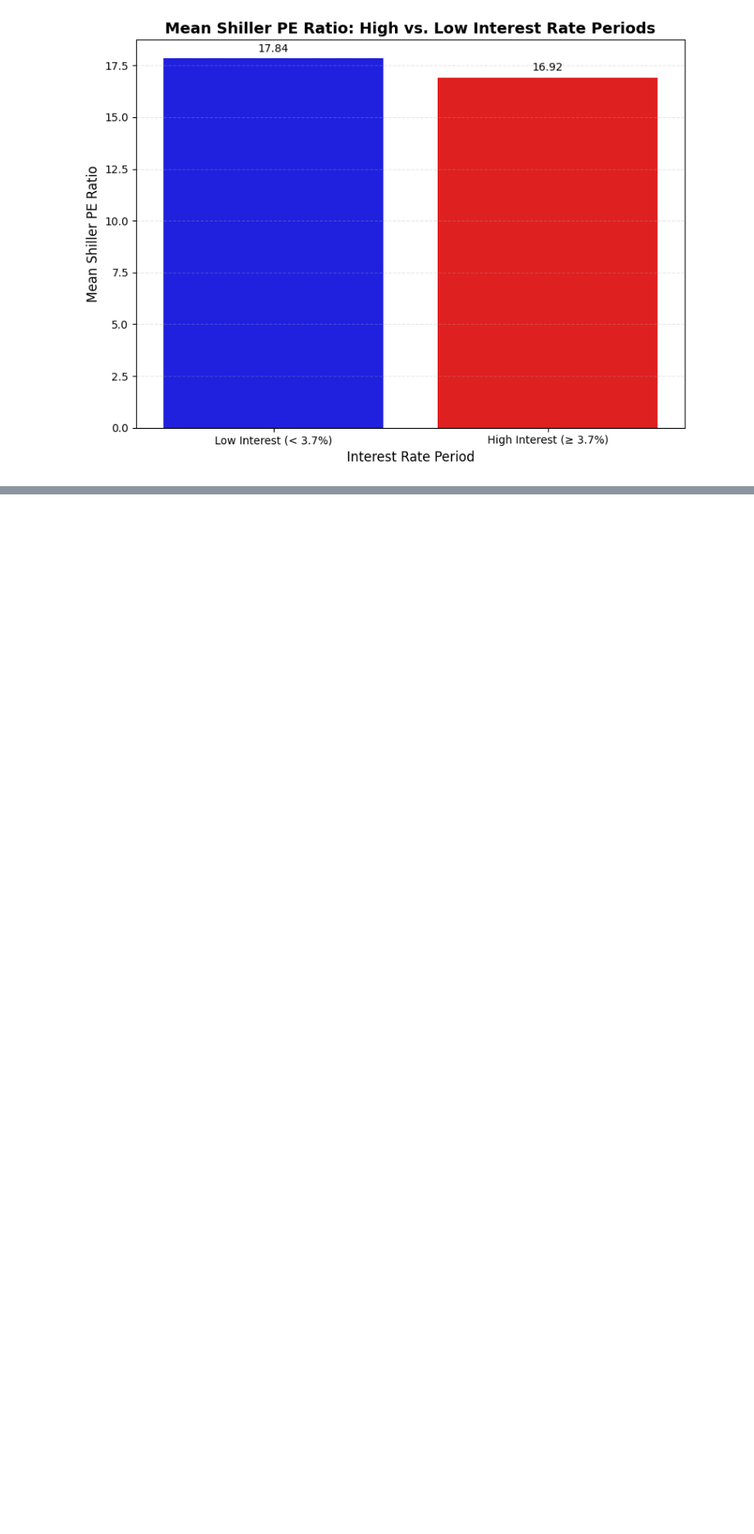
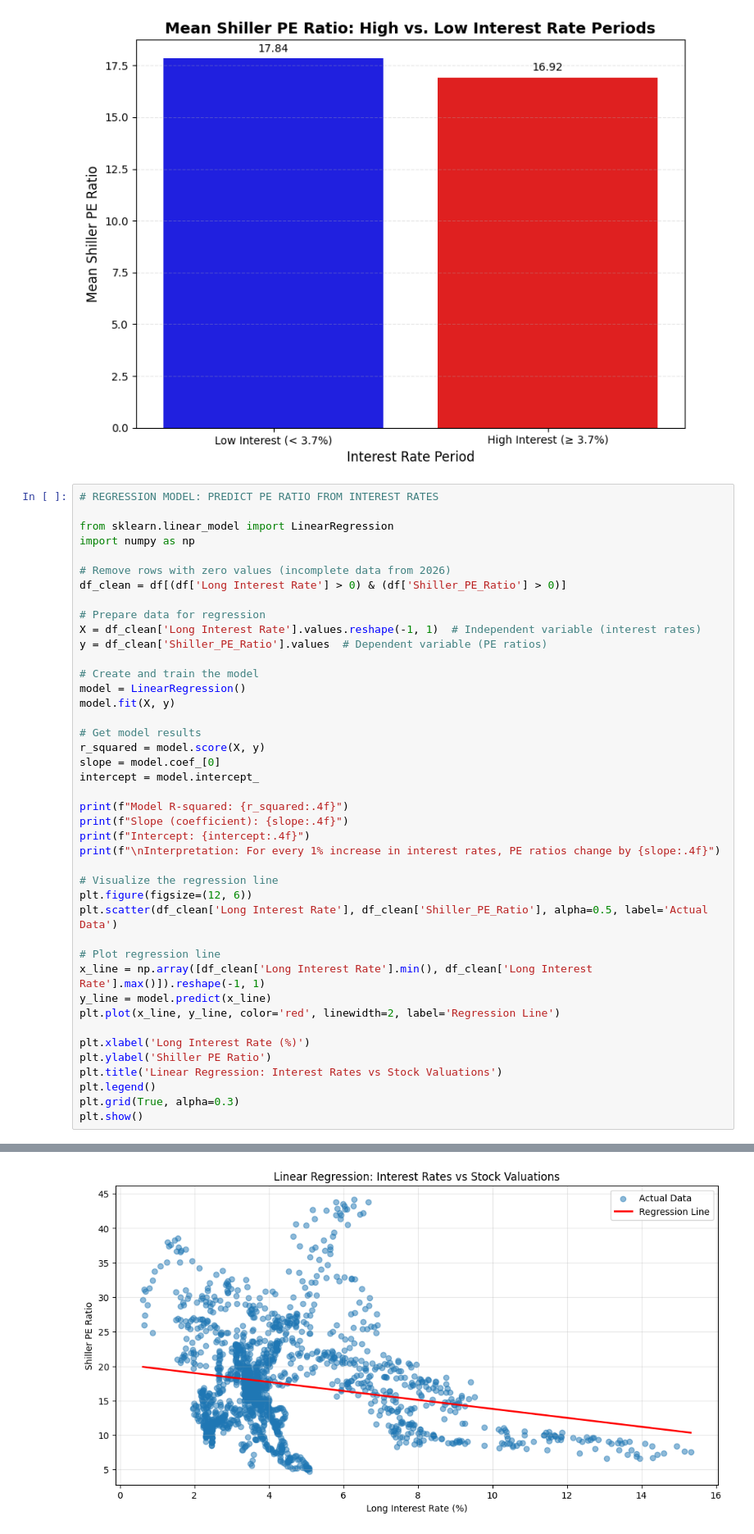
Before and after one commit to biruhyos/dsrp-sp500, a Jupyter notebook: DSRP_S&P_500_Biruh.ipynb, the cells around one changed output, grey strips where cells are left out. Shown at 82% size. Drawn from its saved outputs; the diff is of its cells as text; blank space fills up the shorter version.

```diff
--- a/DSRP_S&P_500_Biruh.ipynb
+++ b/DSRP_S&P_500_Biruh.ipynb
@@ -474,3 +474,46 @@ plt.tight_layout()
 plt.show()
 # %% [output]
 [figure]
+# %%
+# REGRESSION MODEL: PREDICT PE RATIO FROM INTEREST RATES
+
+from sklearn.linear_model import LinearRegression
+import numpy as np
+
+# Remove rows with zero values (incomplete data from 2026)
+df_clean = df[(df['Long Interest Rate'] > 0) & (df['Shiller_PE_Ratio'] > 0)]
+
+# Prepare data for regression
+X = df_clean['Long Interest Rate'].values.reshape(-1, 1)  # Independent variable (interest rates)
+y = df_clean['Shiller_PE_Ratio'].values  # Dependent variable (PE ratios)
+
+# Create and train the model
+model = LinearRegression()
+model.fit(X, y)
+
+# Get model results
+r_squared = model.score(X, y)
+slope = model.coef_[0]
+intercept = model.intercept_
+
+print(f"Model R-squared: {r_squared:.4f}")
+print(f"Slope (coefficient): {slope:.4f}")
+print(f"Intercept: {intercept:.4f}")
+print(f"\nInterpretation: For every 1% increase in interest rates, PE ratios change by {slope:.4f}")
+
+# Visualize the regression line
+plt.figure(figsize=(12, 6))
+plt.scatter(df_clean['Long Interest Rate'], df_clean['Shiller_PE_Ratio'], alpha=0.5, label='Actual Data')
+
+# Plot regression line
+x_line = np.array([df_clean['Long Interest Rate'].min(), df_clean['Long Interest Rate'].max()]).reshape(-1, 1)
+y_line = model.predict(x_line)
+plt.plot(x_line, y_line, color='red', linewidth=2, label='Regression Line')
+
+plt.xlabel('Long Interest Rate (%)')
+plt.ylabel('Shiller PE Ratio')
+plt.title('Linear Regression: Interest Rates vs Stock Valuations')
+plt.legend()
+plt.grid(True, alpha=0.3)
+plt.show()
+# %% [output]
@@ -476,0 +525 @@ plt.show()
+[figure, added]
```
Also changed, not shown: parts of 5 cells of this notebook.
